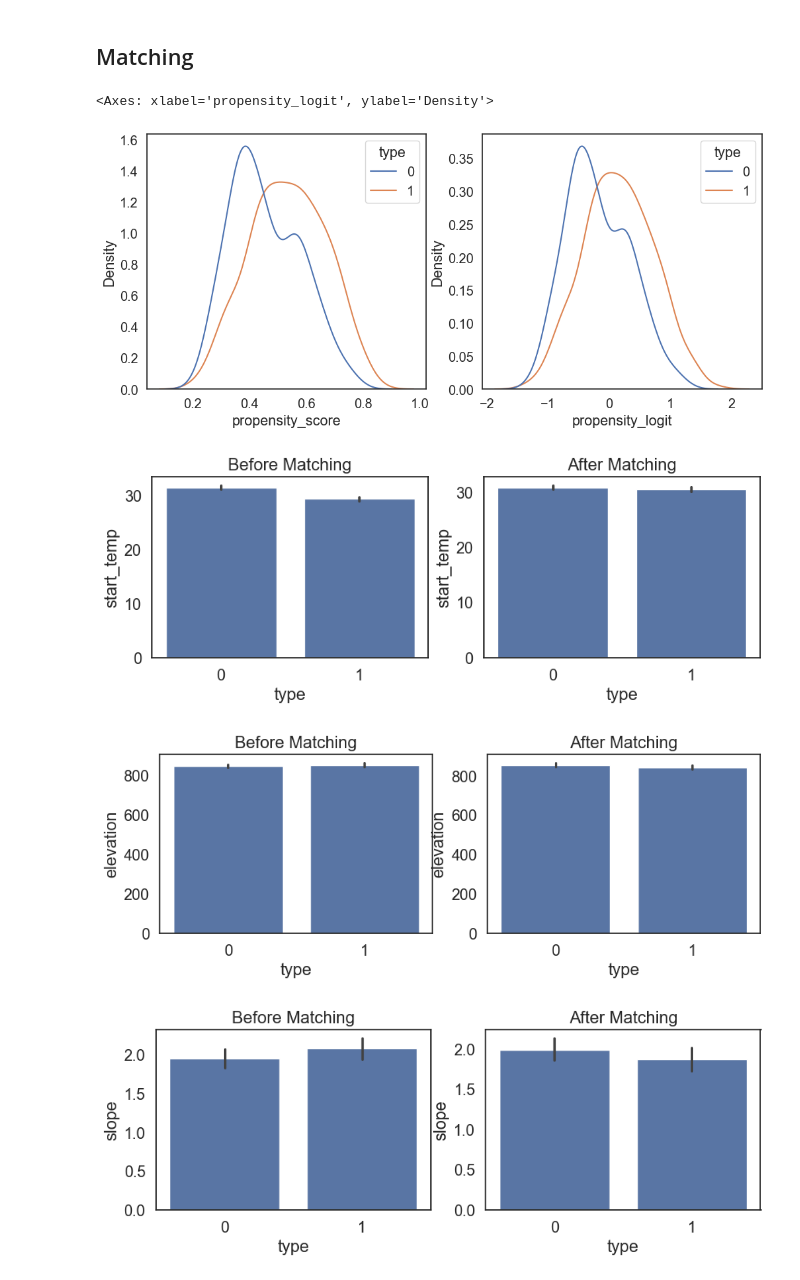
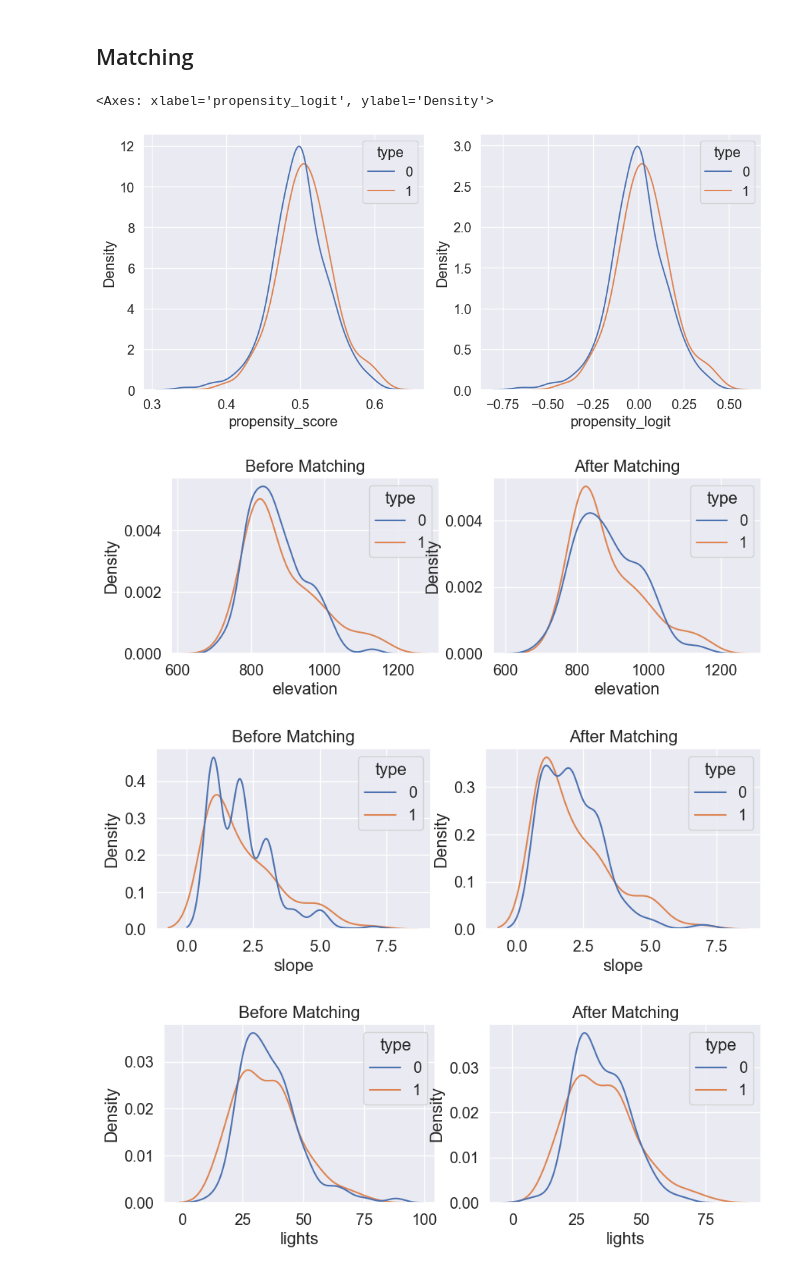
Before and after one commit to RodolfoFigueroa/belo_horizonte, a Jupyter notebook: main.ipynb, the cells around one changed output. Cells and saved outputs as stored; diff of their text form; code cells hidden in the pictures.

```diff
--- a/main.ipynb
+++ b/main.ipynb
@@ -101,14 +115,16 @@ df_samples = (
     ee.data.computeFeatures(
         {
             "expression": ee.image.Image.constant(1)
-            .addBands(joined)
+            .addBands(green_and_brown)
             .stratifiedSample(
-                numPoints=500,
+                numPoints=100,
                 classBand="type",
                 region=bounds_ee,
                 scale=30,
                 geometries=True,
                 seed=42,
+                classValues=[2],
+                classPoints=[500],
             ),
             "fileFormat": "GEOPANDAS_GEODATAFRAME",
         },
@@ -176,0 +200,14 @@ with rio.open(data_path / "Ide_bhgeo_mosaico-declividade_curva_nivel_2015.tif")
+# %%
+img_lights = (
+    ee.imagecollection.ImageCollection("projects/sat-io/open-datasets/srunet-npp-viirs-ntl")
+    .filterBounds(bounds_ee)
+    .filter(ee.filter.Filter.eq("id_no", "SRUNet_NPP_VIIRS_V2_Like_2020"))
+    .first()
+)
+
+df_lights = ee.data.computeFeatures({
+    "expression": img_lights.sampleRegions(col_samples, scale=500),
+    "fileFormat": "GEOPANDAS_GEODATAFRAME",
+}).set_index("index").drop(columns=["geometry"])
+
+df_samples = df_samples.assign(lights=df_lights)
@@ -176,0 +216,14 @@ with rio.open(data_path / "Ide_bhgeo_mosaico-declividade_curva_nivel_2015.tif")
+# %%
+img_landuse = (
+    ee.imagecollection.ImageCollection("projects/sat-io/open-datasets/GLC-FCS30D/annual")
+    .filterBounds(bounds_ee)
+    .select("b20")
+    .mode()
+)
+
+df_landuse = ee.data.computeFeatures({
+    "expression": img_landuse.sampleRegions(col_samples, scale=30),
+    "fileFormat": "GEOPANDAS_GEODATAFRAME",
+}).set_index("index").drop(columns=["geometry"]).rename(columns={"b20": "landuse"})["landuse"]
+
+df_samples = df_samples.assign(landuse=df_landuse)
@@ -180,14 +250,14 @@ with rio.open(data_path / "Ide_bhgeo_mosaico-declividade_curva_nivel_2015.tif")
 not_matched = (
     df_samples.reset_index(names="index")
     .drop(columns=["geometry"])
-    .dropna(subset=["start_temp"])
+    # .dropna(subset=["start_temp"])
 )
 
 psm = PsmPy(
     not_matched,
     treatment="type",
     indx="index",
-    exclude=["end_temp"],
+    exclude=["end_temp", "start_temp"],
     seed=42,
 )
 psm.logistic_ps(balance=True)
@@ -196,23 +266,23 @@ psm.kdtree_matched(
 )
 # %%
 fig, (axl, axr) = plt.subplots(1, 2, figsize=(12, 5))
-sns.kdeplot(psm.predicted_data, hue="type", x="propensity_score", ax=axl)
-sns.kdeplot(psm.predicted_data, hue="type", x="propensity_logit", ax=axr)
+sns.kdeplot(psm.predicted_data, hue="type", x="propensity_score", ax=axl, common_norm=False)
+sns.kdeplot(psm.predicted_data, hue="type", x="propensity_logit", ax=axr, common_norm=False)
 # %% [output]
 <Axes: xlabel='propensity_logit', ylabel='Density'>
-[figure, old version]
+[figure, new version]
 # %%
 matched_treatment = df_samples.loc[psm.matched_ids["matched_ID"]]
 matched_control = df_samples.loc[psm.matched_ids["index"]]
 matched = pd.concat([matched_treatment, matched_control])
 # %%
-for var in ["start_temp", "elevation", "slope"]:
+for var in df_samples.columns.drop(["type", "geometry", "start_temp", "end_temp"]):
     fig, (axl, axr) = plt.subplots(1, 2, figsize=(10, 3))
-    sns.barplot(data=not_matched, y=var, x="type", ax=axl)
-    sns.barplot(data=matched, y=var, x="type", ax=axr)
+    sns.kdeplot(data=not_matched, x=var, hue="type", ax=axl, common_norm=False)
+    sns.kdeplot(data=matched, x=var, hue="type", ax=axr, common_norm=False)
     axl.set_title("Before Matching")
     axr.set_title("After Matching")
 # %% [output]
-[figure, old version]
+[figure, new version]
-[figure, old version]
+[figure, new version]
-[figure, old version]
+[figure, new version]
```
Also changed, not shown: parts of 19 cells of this notebook, 3 other files.
